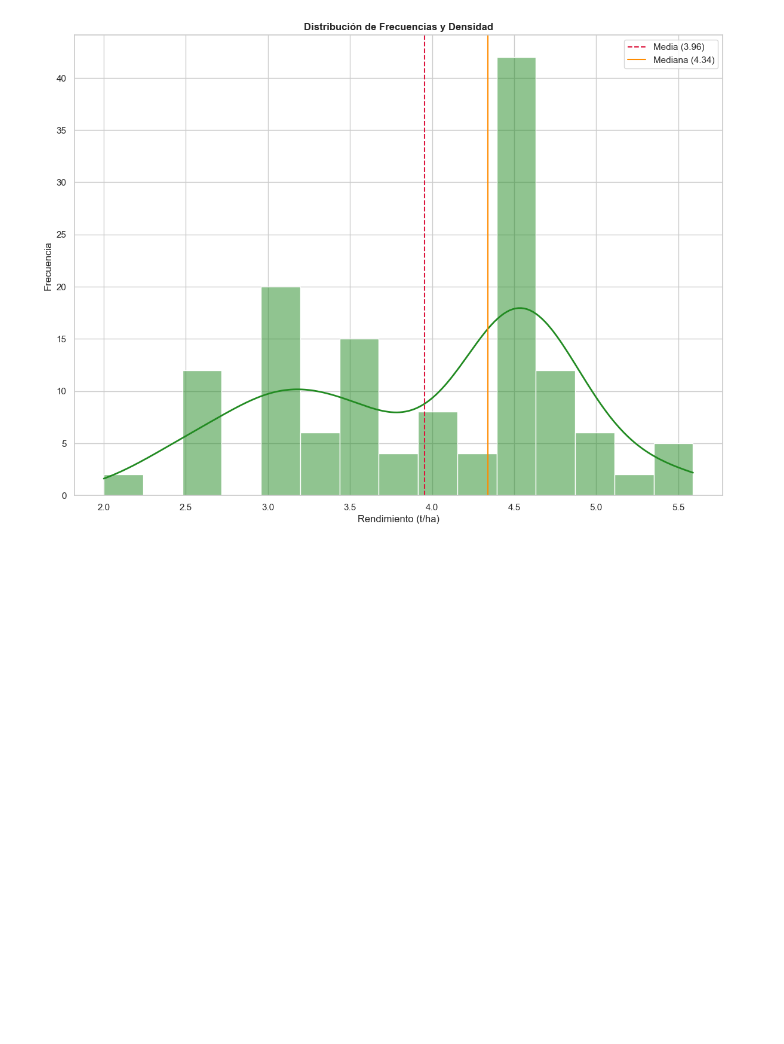
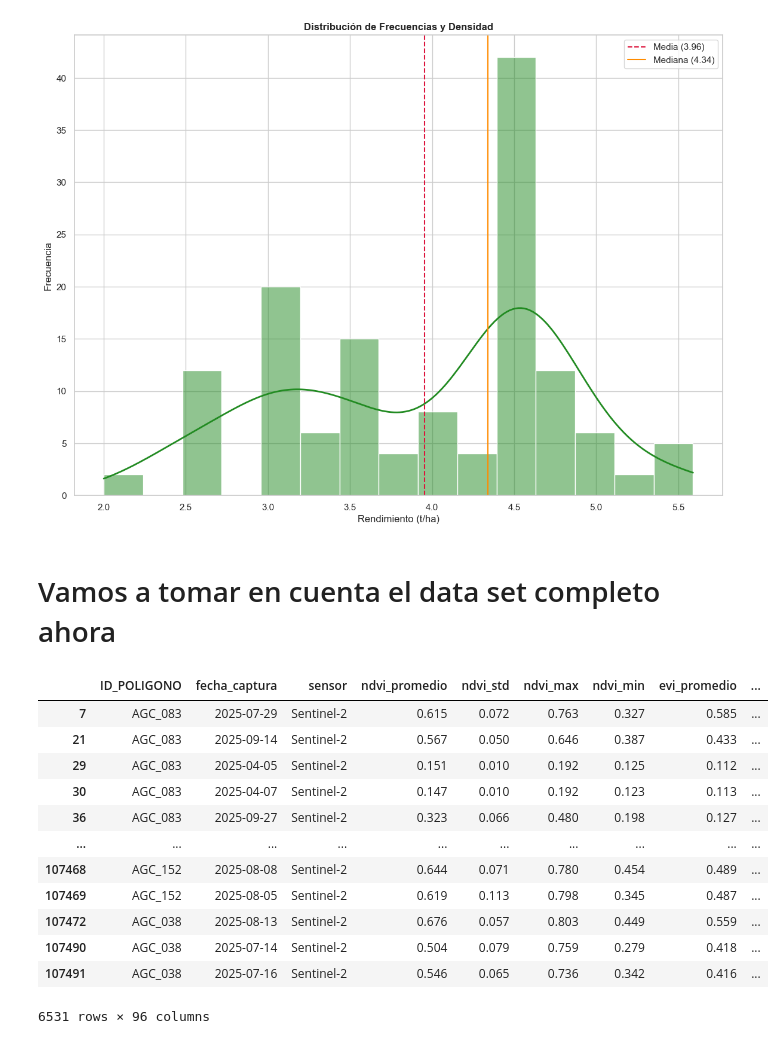
Before and after one commit to gerarsau07/AgroRaices, a Jupyter notebook: exploracion.ipynb, the cells around one changed output. Saved outputs shown, nothing was run; the diff lists cells and outputs as text; code cells hidden in the pictures; blank space fills up the shorter version.

Commit message:
Compresion de datos: dataset completo

```diff
--- a/exploracion.ipynb
+++ b/exploracion.ipynb
@@ -355,3 +356,41 @@ axes.legend()
 plt.show()
 # %% [output]
 [figure]
+# %% [markdown]
+# Vamos a tomar en cuenta el data set completo ahora
+# %%
+FECHA_MIN = '2025-04-01'
+FECHA_MAX = '2025-10-31'
+UMBRAL_NUBES = 30.0
+
+df1_qc = df1[
+    (df1['fecha_captura'] >= FECHA_MIN) &
+    (df1['fecha_captura'] <= FECHA_MAX) &
+    (df1['porcentaje_nubosidad'].fillna(100) <= UMBRAL_NUBES)
+].copy()
+
+df2_qc = df2[
+    (df2['fecha_captura'] >= FECHA_MIN) &
+    (df2['fecha_captura'] <= FECHA_MAX) &
+    (df2['porcentaje_nubosidad'].fillna(100) <= UMBRAL_NUBES)
+].copy()
+# %%
+s2_qc = df1_qc[(df1_qc['sensor'] == 'Sentinel-2') & (df1_qc['ndvi_promedio'] > 0.05)].copy()
+landsat_qc = df1_qc[(df1_qc['sensor'] == 'Landsat') & (df1_qc['vi6t_promedio'].notna())].copy()
+planet_qc = df2_qc[df2_qc['ndvi_promedio'] > 0.05].copy()
+# %%
+s2_qc
+# %% [output]
+|  | ID_POLIGONO | fecha_captura | sensor | ndvi_promedio | ndvi_std | ndvi_max | ndvi_min | evi_promedio | ... |
+| 7 | AGC_083 | 2025-07-29 | Sentinel-2 | 0.615 | 0.072 | 0.763 | 0.327 | 0.585 | ... |
+| 21 | AGC_083 | 2025-09-14 | Sentinel-2 | 0.567 | 0.050 | 0.646 | 0.387 | 0.433 | ... |
+| 29 | AGC_083 | 2025-04-05 | Sentinel-2 | 0.151 | 0.010 | 0.192 | 0.125 | 0.112 | ... |
+| 30 | AGC_083 | 2025-04-07 | Sentinel-2 | 0.147 | 0.010 | 0.192 | 0.123 | 0.113 | ... |
+| 36 | AGC_083 | 2025-09-27 | Sentinel-2 | 0.323 | 0.066 | 0.480 | 0.198 | 0.127 | ... |
+| ... | ... | ... | ... | ... | ... | ... | ... | ... | ... |
+| 107468 | AGC_152 | 2025-08-08 | Sentinel-2 | 0.644 | 0.071 | 0.780 | 0.454 | 0.489 | ... |
+| 107469 | AGC_152 | 2025-08-05 | Sentinel-2 | 0.619 | 0.113 | 0.798 | 0.345 | 0.487 | ... |
+| 107472 | AGC_038 | 2025-08-13 | Sentinel-2 | 0.676 | 0.057 | 0.803 | 0.449 | 0.559 | ... |
+| 107490 | AGC_038 | 2025-07-14 | Sentinel-2 | 0.504 | 0.079 | 0.759 | 0.279 | 0.418 | ... |
+| 107491 | AGC_038 | 2025-07-16 | Sentinel-2 | 0.546 | 0.065 | 0.736 | 0.342 | 0.416 | ... |
+6531 rows × 96 columns
```
Also changed, not shown: parts of 9 cells of this notebook.
